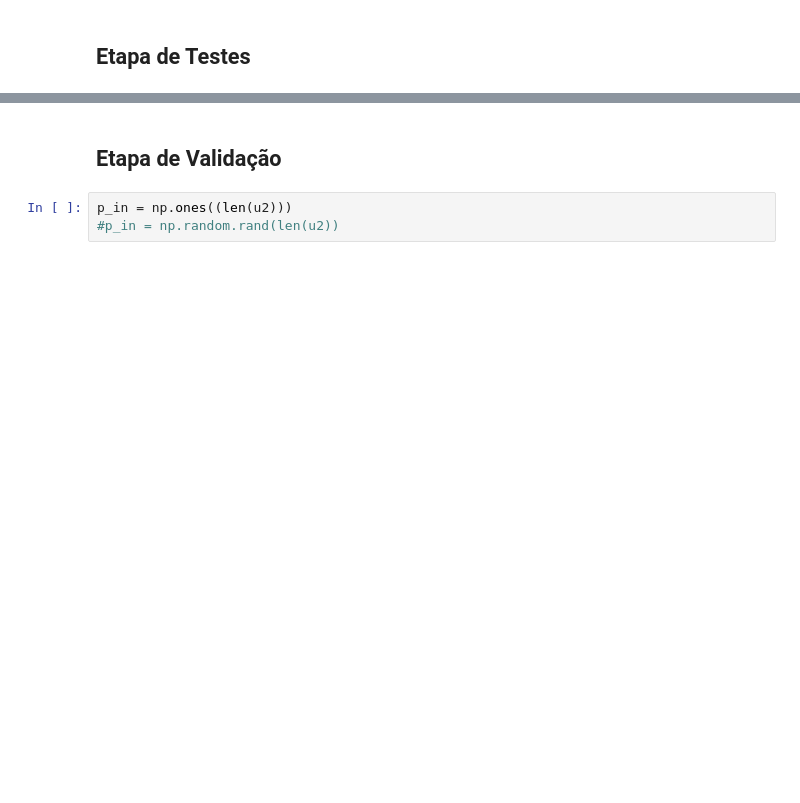
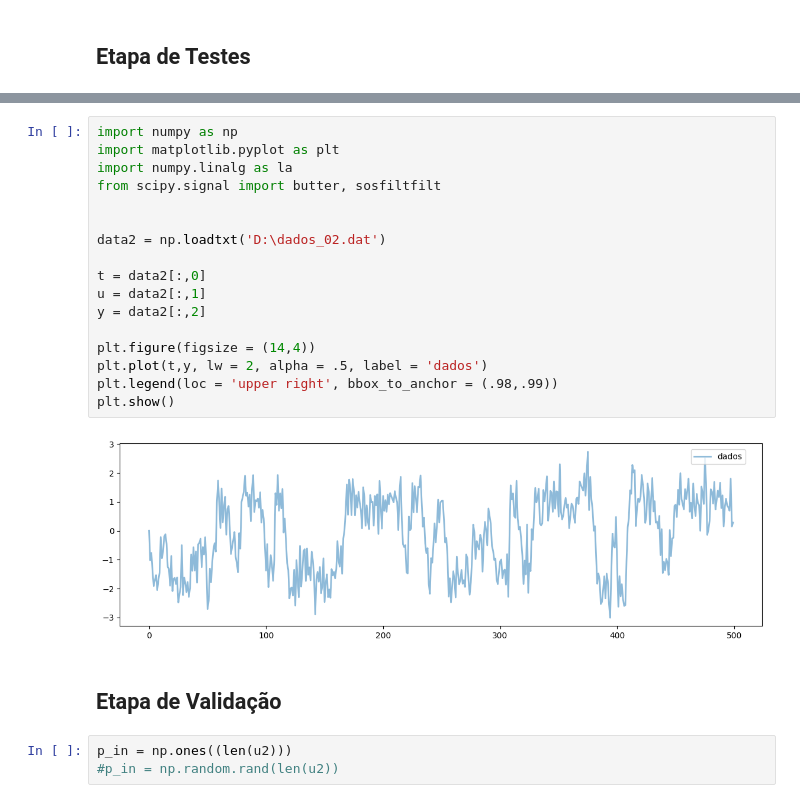
Before and after one commit to DanielMedeiros1/Projeto_MMQ_RBF_CN, a Jupyter notebook: Projeto_U2.ipynb, the cells around one changed output, grey strips where cells are left out. Saved outputs shown, nothing was run; the diff lists cells and outputs as text; blank space fills up the shorter version.

```diff
--- a/Projeto_U2.ipynb
+++ b/Projeto_U2.ipynb
@@ -122,3 +184,22 @@ plt.show()
+# %%
+import numpy as np
+import matplotlib.pyplot as plt
+import numpy.linalg as la
+from scipy.signal import butter, sosfiltfilt
+
+
+data2 = np.loadtxt('D:\dados_02.dat')
+
+t = data2[:,0]
+u = data2[:,1]
+y = data2[:,2]
+
+plt.figure(figsize = (14,4))
+plt.plot(t,y, lw = 2, alpha = .5, label = 'dados')
+plt.legend(loc = 'upper right', bbox_to_anchor = (.98,.99))
+plt.show()
+# %% [output]
+[figure, added]
 # %% [markdown]
 ## Etapa de Validação
 # %%
```
Also changed, not shown: parts of 6 cells of this notebook.
